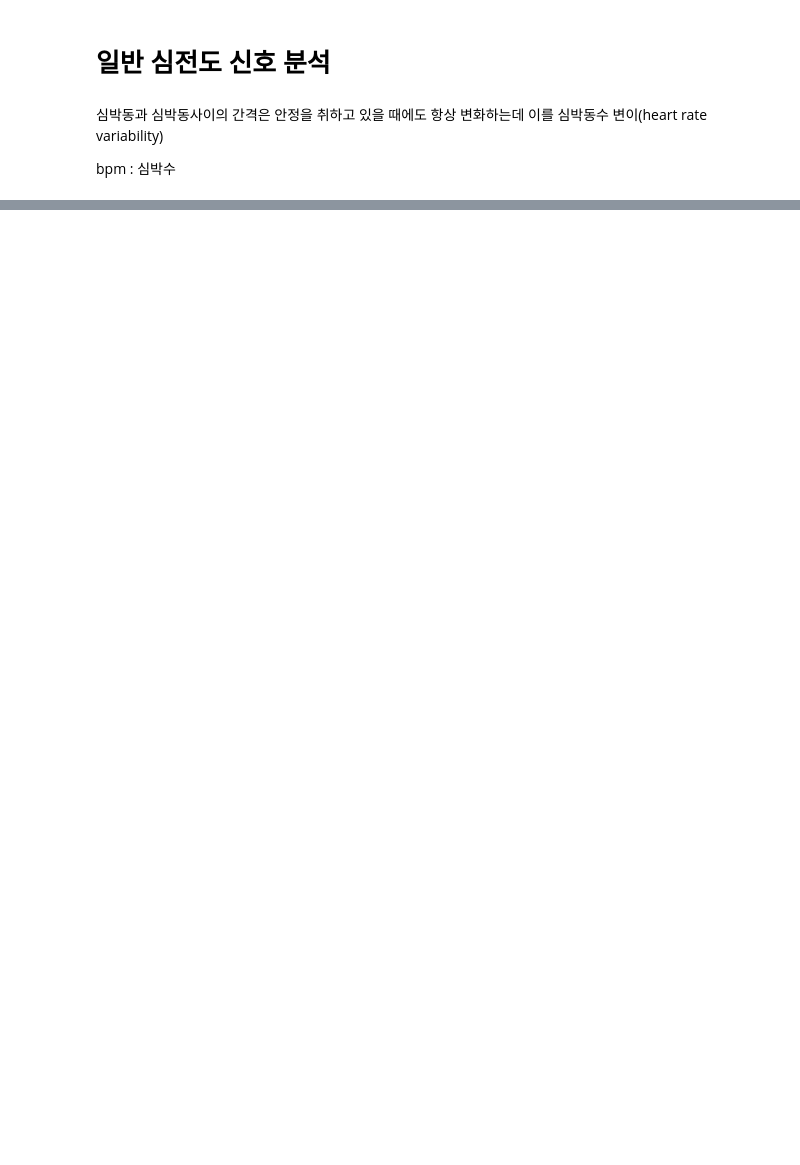
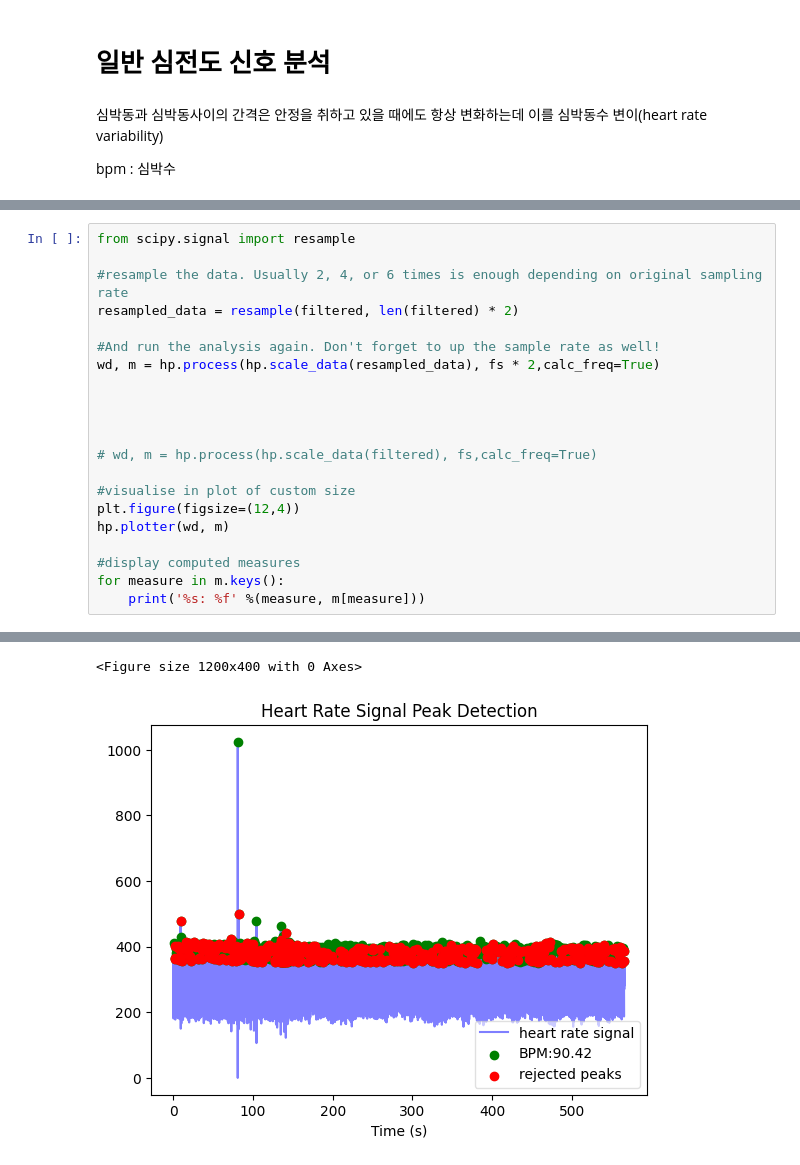
Before and after one commit to GaYoung0420/uxanalytics, a Jupyter notebook: ECG_Analysis.ipynb, the cells around one changed output, grey strips where cells are left out. Saved outputs shown, nothing was run; the diff lists cells and outputs as text; blank space fills up the shorter version.

```diff
--- a/ECG_Analysis.ipynb
+++ b/ECG_Analysis.ipynb
@@ -30,0 +93,22 @@ print(measures['sdnn'])
+# %%
+from scipy.signal import resample
+
+#resample the data. Usually 2, 4, or 6 times is enough depending on original sampling rate
+resampled_data = resample(filtered, len(filtered) * 2)
+
+#And run the analysis again. Don't forget to up the sample rate as well!
+wd, m = hp.process(hp.scale_data(resampled_data), fs * 2,calc_freq=True)
+
+
+
+
+# wd, m = hp.process(hp.scale_data(filtered), fs,calc_freq=True)
+
+#visualise in plot of custom size
+plt.figure(figsize=(12,4))
+hp.plotter(wd, m)
+
+#display computed measures
+for measure in m.keys():
+    print('%s: %f' %(measure, m[measure]))
+# %% [output]
@@ -30,0 +144,2 @@ print(measures['sdnn'])
+<Figure size 1200x400 with 0 Axes>
+[figure, added]
```
Also changed, not shown: parts of 13 cells of this notebook, 8 other files.
